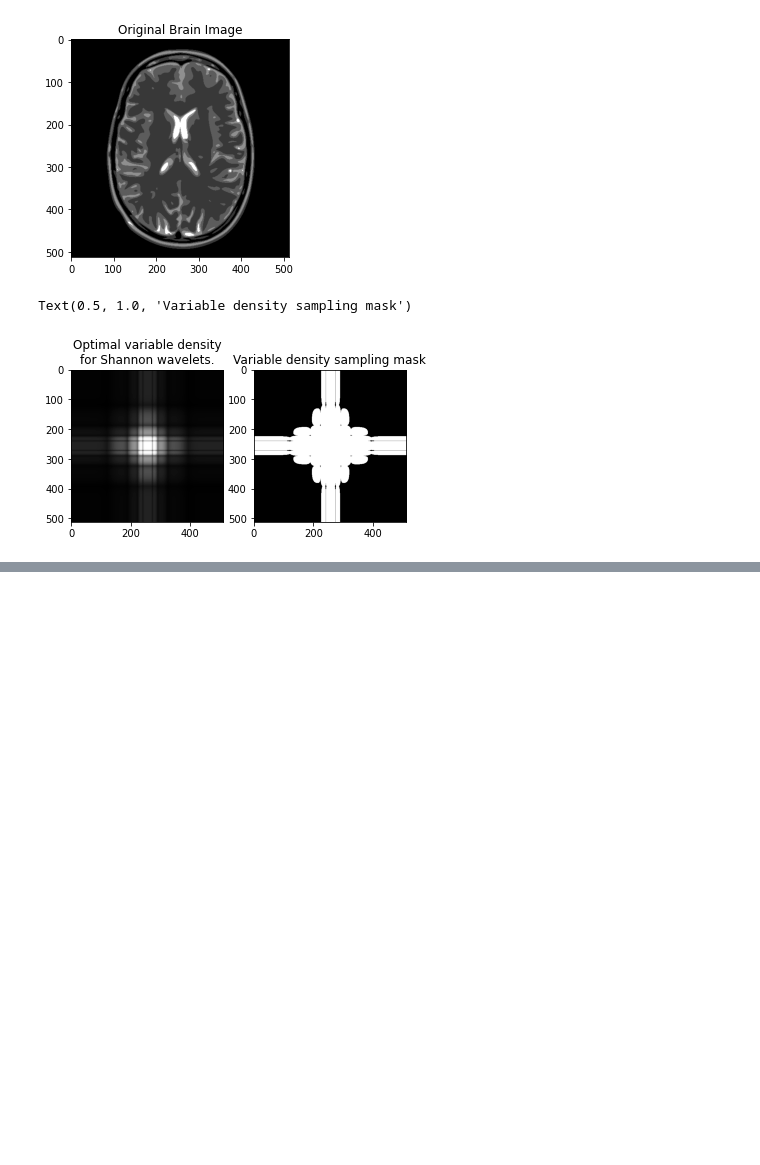
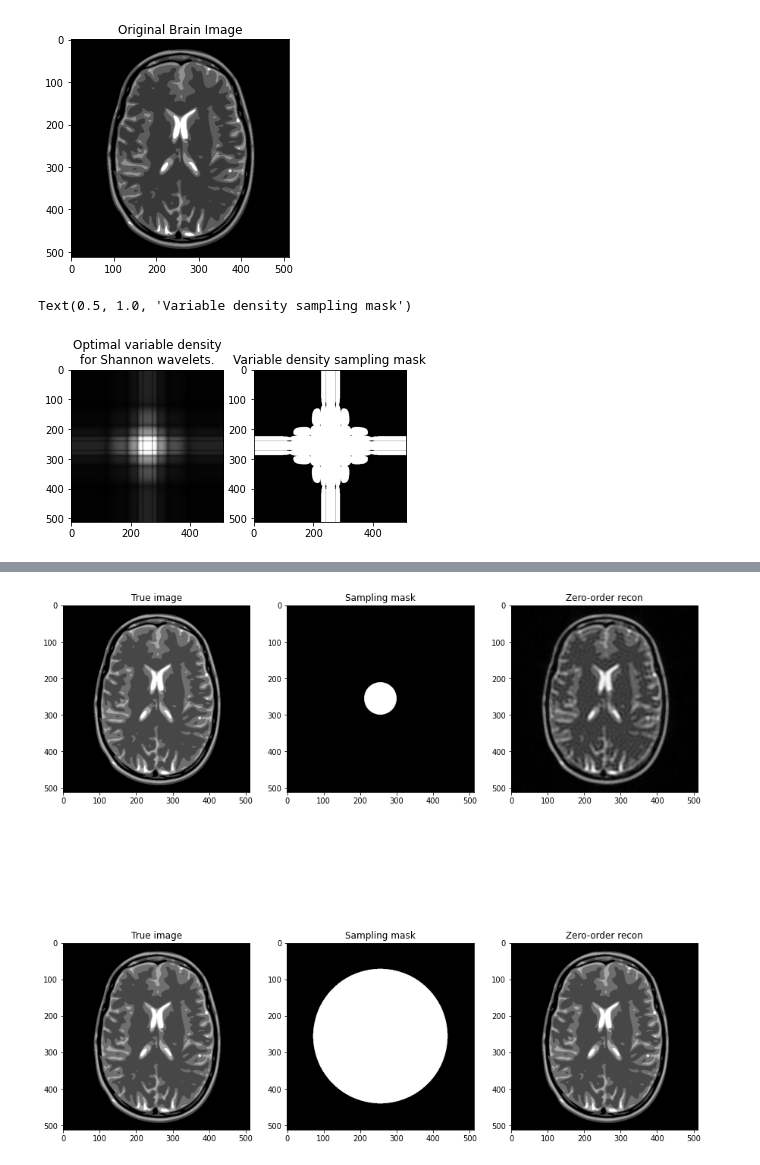
Before and after one commit to YuyangXueEd/MRI_Recon_Tutorial, a Jupyter notebook: Basic_Preprocessing/1. Sampling.ipynb, the cells around one changed output, grey strips where cells are left out. Cells and saved outputs as stored; diff of their text form; code cells hidden in the pictures; blank space fills up the shorter version.

```diff
--- a/Basic_Preprocessing/1. Sampling.ipynb
+++ b/Basic_Preprocessing/1. Sampling.ipynb
@@ -439,0 +510,33 @@ Text(0.5, 1.0, 'Variable density sampling mask')
+# %%
+# Generate the kspace data: first Fourier transform the image
+kspace_data = fftshift(fft(mri_img))
+#add Gaussian complex-valued random noise
+signoise = 10
+kspace_data += np.random.randn(*mri_img.shape) * signoise * (1+1j)
+kspace_data_bak = kspace_data.copy()
+
+fig, axs = plt.subplots(2, 3, figsize=(15, 15))
+
+kspace_mask = decayed_mask(3, img_size, opt_density)[1]
+kspace_data *= kspace_mask
+# Zero order solution
+image_rec0 = ifft(np.fft.ifftshift(kspace_data))
+axs[0, 0].imshow(mri_img, cmap='Greys_r')
+axs[0, 0].set_title("True image")
+axs[0, 1].imshow(kspace_mask, cmap='Greys_r')
+axs[0, 1].set_title("Sampling mask")
+axs[0, 2].imshow(np.abs(image_rec0), cmap='Greys_r')
+axs[0, 2].set_title("Zero-order recon")
+axs[1, 0].imshow(mri_img, cmap='Greys_r')
+axs[1, 0].set_title("True image")
+kspace_mask = decayed_mask(2, img_size, opt_density)[1]
+kspace_data = kspace_mask * kspace_data_bak
+# Zero order solution
+image_rec0 = ifft(np.fft.ifftshift(kspace_data))
+axs[1, 1].imshow(kspace_mask, cmap='Greys_r')
+axs[1, 1].set_title("Sampling mask")
+axs[1, 2].set_title("Zero-order recon")
+axs[1, 2].imshow(mri_img, cmap='Greys_r')
+plt.show()
+# %% [output]
+[figure, added]
```
Also changed, not shown: parts of 5 cells of this notebook.
